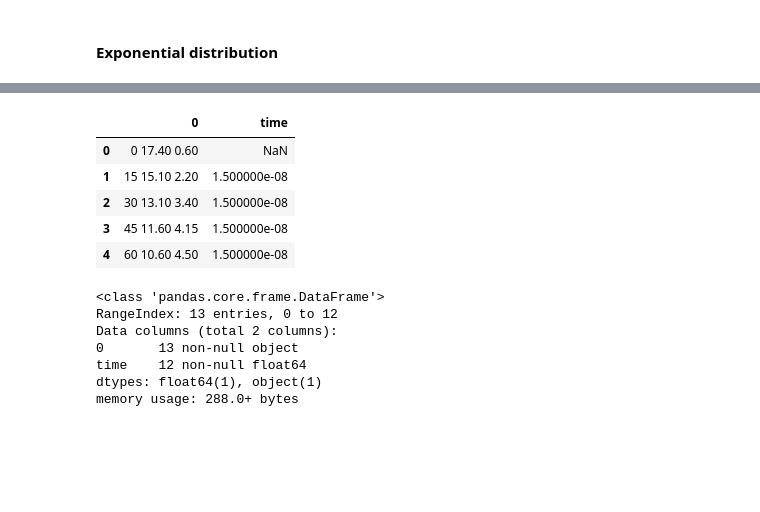
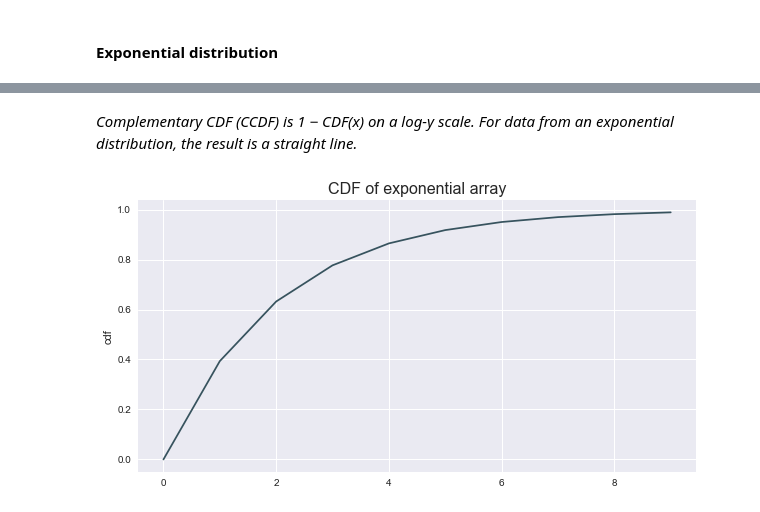
Before and after one commit to dorotamierzwa/Data-analysis-projects, a Jupyter notebook: Statistics/Think stats based exercises.ipynb, the cells around one changed output, grey strips where cells are left out. Saved outputs shown, nothing was run; the diff lists cells and outputs as text; code cells hidden in the pictures; blank space fills up the shorter version.

```diff
--- a/Statistics/Think stats based exercises.ipynb
+++ b/Statistics/Think stats based exercises.ipynb
@@ -419,19 +385,0 @@ df_beer['time'] = [x.total_seconds() for x in df_beer['time'].diff()]
-# %%
-df_beer.head()
-# %% [output]
-|  | 0 | time |
-| 0 | 0 17.40 0.60 | NaN |
-| 1 | 15 15.10 2.20 | 1.500000e-08 |
-| 2 | 30 13.10 3.40 | 1.500000e-08 |
-| 3 | 45 11.60 4.15 | 1.500000e-08 |
-| 4 | 60 10.60 4.50 | 1.500000e-08 |
-# %%
-df_beer.info()
-# %% [output]
-<class 'pandas.core.frame.DataFrame'>
-RangeIndex: 13 entries, 0 to 12
-Data columns (total 2 columns):
-0       13 non-null object
-time    12 non-null float64
-dtypes: float64(1), object(1)
-memory usage: 288.0+ bytes
@@ -439,0 +386,13 @@ df_ufo['diffs'] = df_ufo['diffs'].astype('timedelta64[s]')
+# %% [markdown]
+*Complementary CDF (CCDF) is 1 − CDF(x) on a log-y scale. For data from an exponential distribution, the result is a straight line.*
+# %%
+lmbda = 0.5
+x = np.arange(0, 10)
+cdf = 1 -  np.exp(-lmbda * x)
+# %%
+fig, ax = plt.subplots(figsize=(10,5))
+ax.set_ylabel('cdf')
+plt.title('CDF of exponential array', fontsize=16)
+plt.plot(x,cdf);
+# %% [output]
+[figure, added]
```
Also changed, not shown: parts of 29 cells of this notebook.
